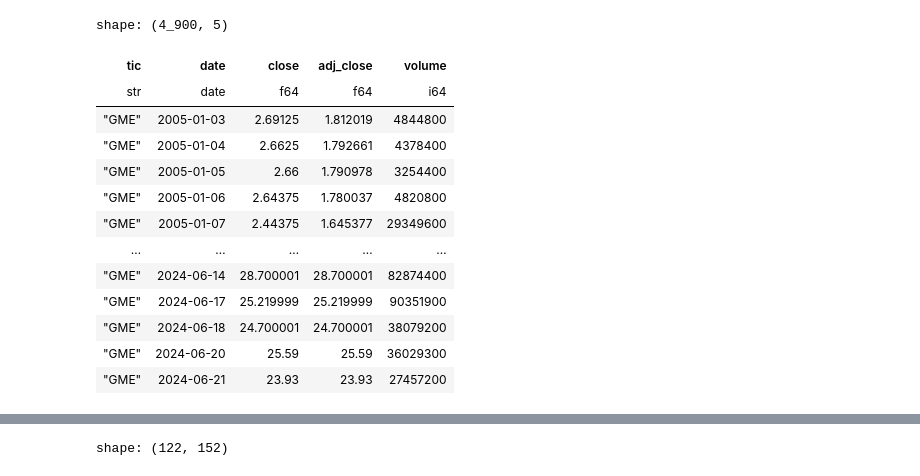
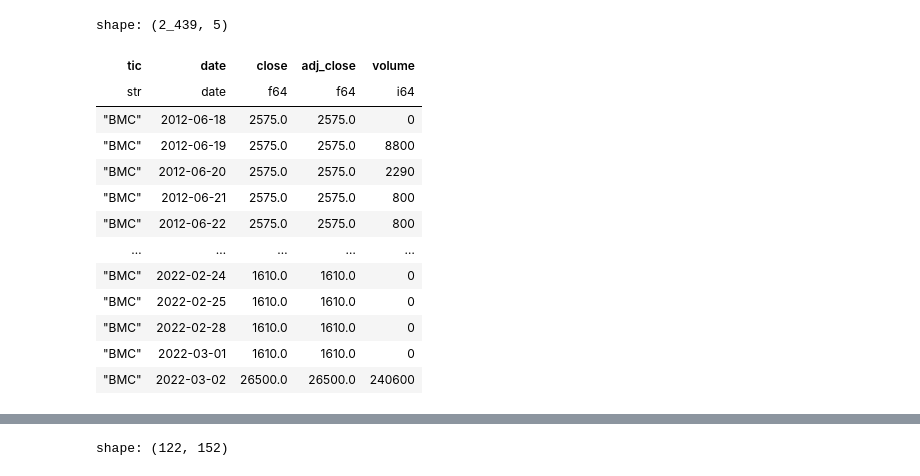
Before and after one commit to francisco3511/stocksense, a Jupyter notebook: notebooks/mock_data.ipynb, the cells around one changed output, grey strips where cells are left out. Drawn from its saved outputs; the diff is of its cells as text; code cells hidden in the pictures.

```diff
--- a/notebooks/mock_data.ipynb
+++ b/notebooks/mock_data.ipynb
@@ -31,21 +13,21 @@ shape: (793, 5)
 # %%
-a = db.fetch_market_data("GME")
+a = db.fetch_market_data("BMC")
 a
 # %% [output]
-shape: (4_900, 5)
+shape: (2_439, 5)
 | tic | date | close | adj_close | volume |
 | str | date | f64 | f64 | i64 |
-| "GME" | 2005-01-03 | 2.69125 | 1.812019 | 4844800 |
-| "GME" | 2005-01-04 | 2.6625 | 1.792661 | 4378400 |
-| "GME" | 2005-01-05 | 2.66 | 1.790978 | 3254400 |
-| "GME" | 2005-01-06 | 2.64375 | 1.780037 | 4820800 |
-| "GME" | 2005-01-07 | 2.44375 | 1.645377 | 29349600 |
+| "BMC" | 2012-06-18 | 2575.0 | 2575.0 | 0 |
+| "BMC" | 2012-06-19 | 2575.0 | 2575.0 | 8800 |
+| "BMC" | 2012-06-20 | 2575.0 | 2575.0 | 2290 |
+| "BMC" | 2012-06-21 | 2575.0 | 2575.0 | 800 |
+| "BMC" | 2012-06-22 | 2575.0 | 2575.0 | 800 |
 | … | … | … | … | … |
-| "GME" | 2024-06-14 | 28.700001 | 28.700001 | 82874400 |
-| "GME" | 2024-06-17 | 25.219999 | 25.219999 | 90351900 |
-| "GME" | 2024-06-18 | 24.700001 | 24.700001 | 38079200 |
-| "GME" | 2024-06-20 | 25.59 | 25.59 | 36029300 |
-| "GME" | 2024-06-21 | 23.93 | 23.93 | 27457200 |
+| "BMC" | 2022-02-24 | 1610.0 | 1610.0 | 0 |
+| "BMC" | 2022-02-25 | 1610.0 | 1610.0 | 0 |
+| "BMC" | 2022-02-28 | 1610.0 | 1610.0 | 0 |
+| "BMC" | 2022-03-01 | 1610.0 | 1610.0 | 0 |
+| "BMC" | 2022-03-02 | 26500.0 | 26500.0 | 240600 |
 # %%
 # fetch all required data
 df = db.fetch_financial_data()
```
Also changed, not shown: parts of 4 cells of this notebook, 18 other files.
